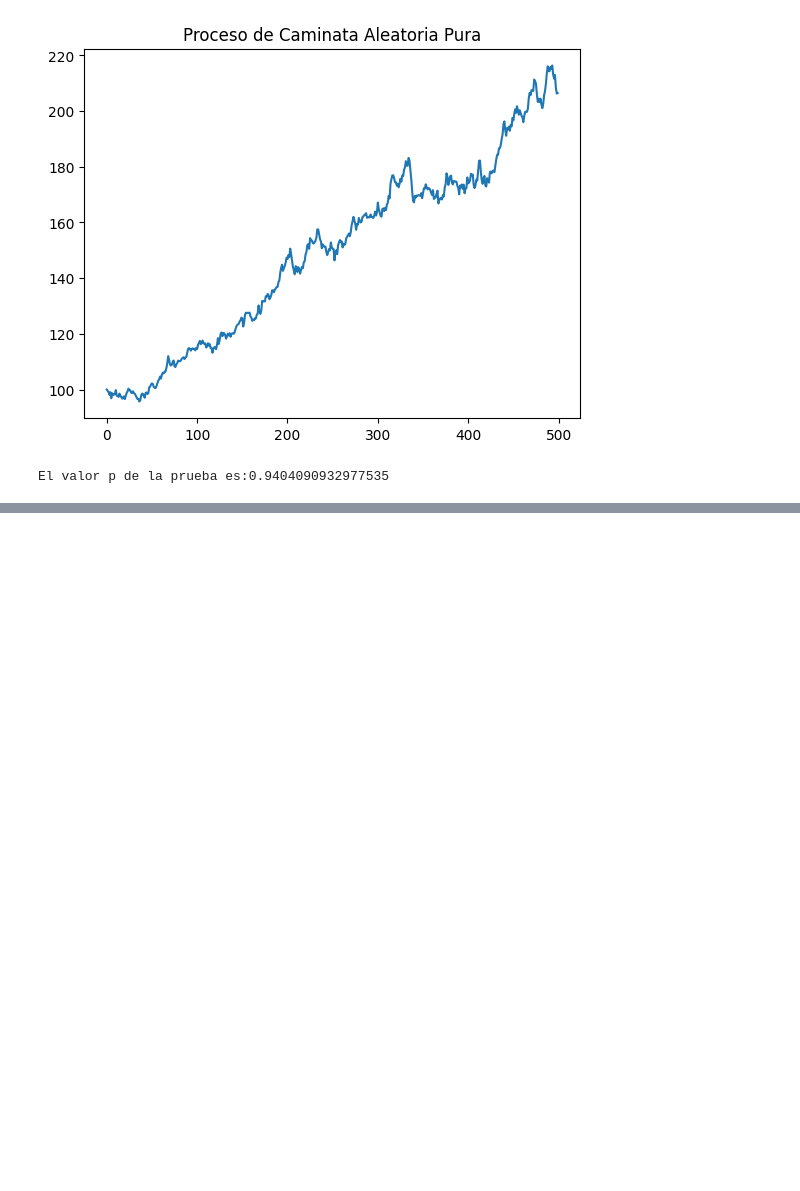
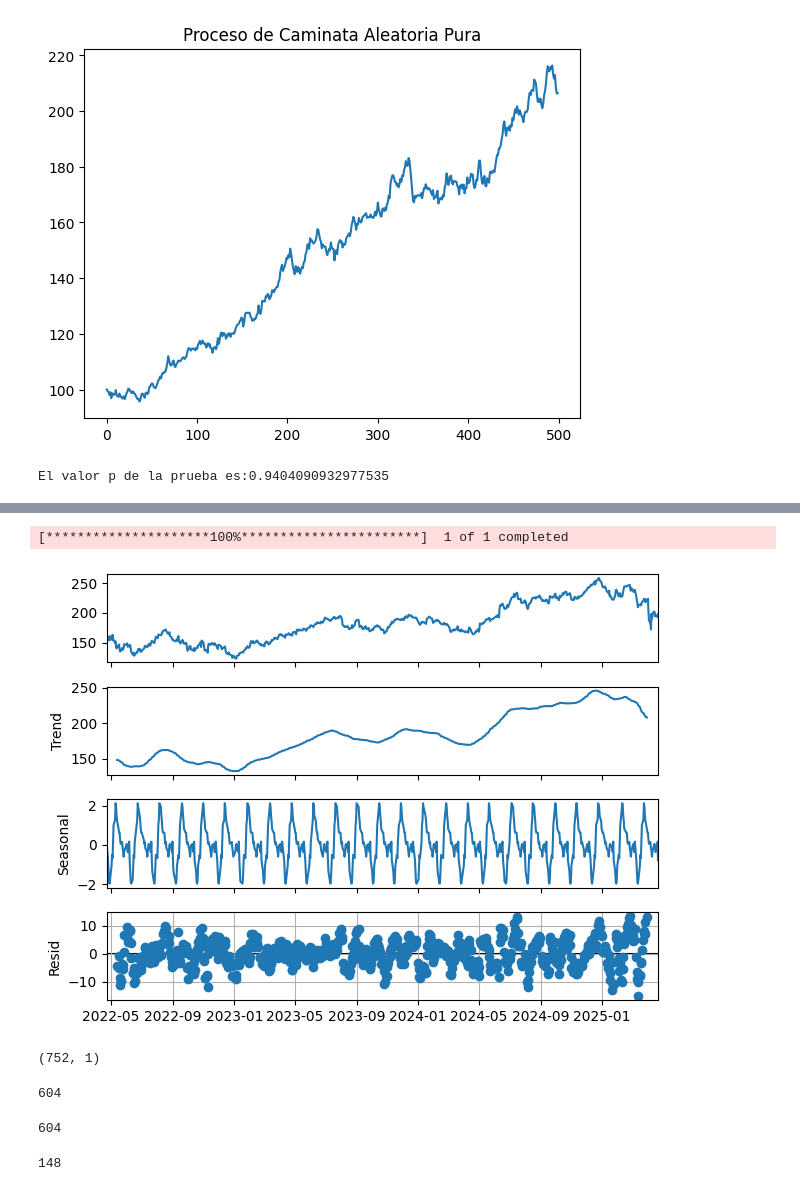
Before and after one commit to katiemackness/time-series-analysis, a Jupyter notebook: practica-es.ipynb, the cells around one changed output, grey strips where cells are left out. Drawn from its saved outputs; the diff is of its cells as text; code cells hidden in the pictures; blank space fills up the shorter version.

```diff
--- a/practica-es.ipynb
+++ b/practica-es.ipynb
@@ -360,0 +364,24 @@ plt.show()
+# %%
+apple = yf.download(tickers='aapl', period = '3y', interval = '1d', rounding=True)
+apple = apple['Close']
+
+# Adjust the period to a smaller value to ensure at least two complete cycles
+decomposed_apple = sm.tsa.seasonal_decompose(apple, period=30)
+# %% [output]
+[*********************100%***********************]  1 of 1 completed
+# %%
+figure = decomposed_apple.plot()
+plt.grid()
+plt.show()
+# %% [output]
+[figure, added]
+# %%
+# Predicción dimple mediante promedios móviles
+apple.shape
+# %% [output]
+(752, 1)
+# %%
+len_train = int(756 * 0.8)
+len_train
+# %% [output]
+604
@@ -360,0 +392,8 @@ plt.show()
+# %%
+len(train)
+# %% [output]
+604
+# %%
+len(test)
+# %% [output]
+148
```
Also changed, not shown: parts of 34 cells of this notebook.
